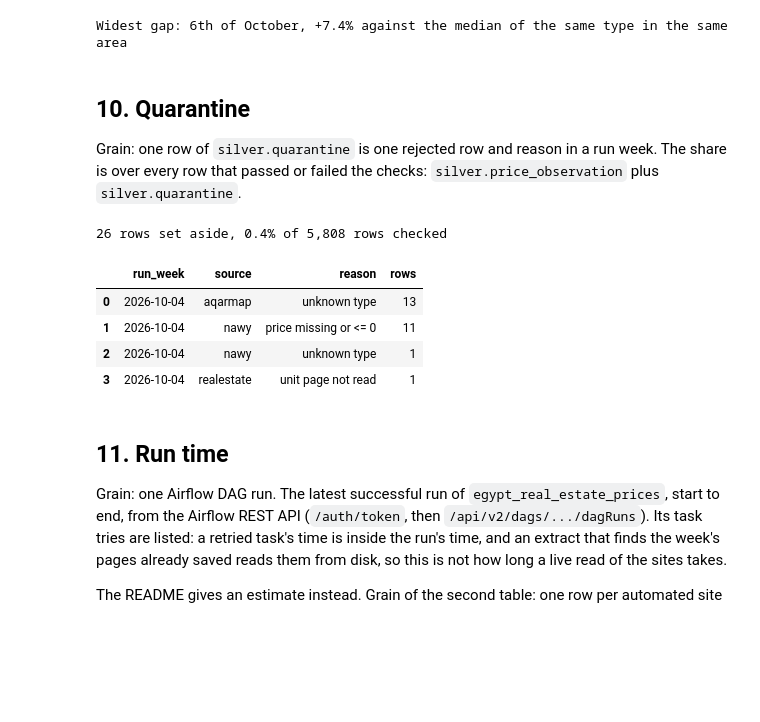
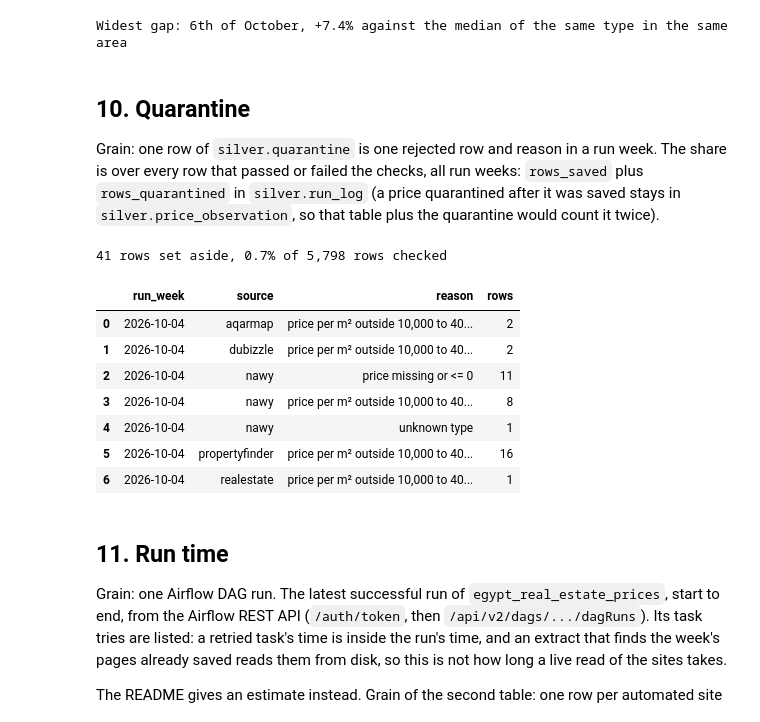
Before and after one commit to omarshalabyy1/egypt-real-estate-prices, a Jupyter notebook: analysis/analysis.ipynb, the cells around one changed output. Saved outputs shown, nothing was run; the diff lists cells and outputs as text; code cells hidden in the pictures; blank space fills up the shorter version.

```diff
--- a/analysis/analysis.ipynb
+++ b/analysis/analysis.ipynb
@@ -529,25 +537,31 @@ Widest gap: 6th of October, +7.4% against the median of the same type in the sam
 ## 10. Quarantine
 
 Grain: one row of `silver.quarantine` is one rejected row and reason in a run week. The share is
-over every row that passed or failed the checks: `silver.price_observation` plus `silver.quarantine`.
+over every row that passed or failed the checks, all run weeks: `rows_saved` plus `rows_quarantined`
+in `silver.run_log` (a price quarantined after it was saved stays in `silver.price_observation`, so
+that table plus the quarantine would count it twice).
 # %%
 quarantine = query("SELECT run_week, source, reason, count(*) AS rows FROM silver.quarantine GROUP BY 1, 2, 3 ORDER BY 1, 2, 3")
 quarantined = int(quarantine.rows.sum())
 assert quarantine[quarantine.run_week == latest_week].rows.sum() == run_log.rows_quarantined.sum(), \
     "silver.quarantine and silver.run_log disagree on the week's rejected rows"
-numbers.update(quarantined_rows=quarantined,
-               quarantine_share_pct=quarantined / (numbers["price_observations"] + quarantined) * 100,
+rows_checked = int(query("SELECT sum(rows_saved + rows_quarantined) AS n FROM silver.run_log").n[0])
+numbers.update(quarantined_rows=quarantined, rows_checked=rows_checked,
+               quarantine_share_pct=quarantined / rows_checked * 100,
                quarantine_by_reason={k: int(v) for k, v in quarantine.groupby("reason").rows.sum().items()})
 print(f"{quarantined} rows set aside, {pct(numbers['quarantine_share_pct'])}% of "
-      f"{numbers['price_observations'] + quarantined:,} rows checked")
+      f"{rows_checked:,} rows checked")
 quarantine
 # %% [output]
-26 rows set aside, 0.4% of 5,808 rows checked
+41 rows set aside, 0.7% of 5,798 rows checked
 |  | run_week | source | reason | rows |
-| 0 | 2026-10-04 | aqarmap | unknown type | 13 |
-| 1 | 2026-10-04 | nawy | price missing or <= 0 | 11 |
-| 2 | 2026-10-04 | nawy | unknown type | 1 |
-| 3 | 2026-10-04 | realestate | unit page not read | 1 |
+| 0 | 2026-10-04 | aqarmap | price per m² outside 10,000 to 40... | 2 |
+| 1 | 2026-10-04 | dubizzle | price per m² outside 10,000 to 40... | 2 |
+| 2 | 2026-10-04 | nawy | price missing or <= 0 | 11 |
+| 3 | 2026-10-04 | nawy | price per m² outside 10,000 to 40... | 8 |
+| 4 | 2026-10-04 | nawy | unknown type | 1 |
+| 5 | 2026-10-04 | propertyfinder | price per m² outside 10,000 to 40... | 16 |
+| 6 | 2026-10-04 | realestate | price per m² outside 10,000 to 40... | 1 |
 # %% [markdown]
 ## 11. Run time
 
```
Also changed, not shown: parts of 40 cells of this notebook, 17 other files.
